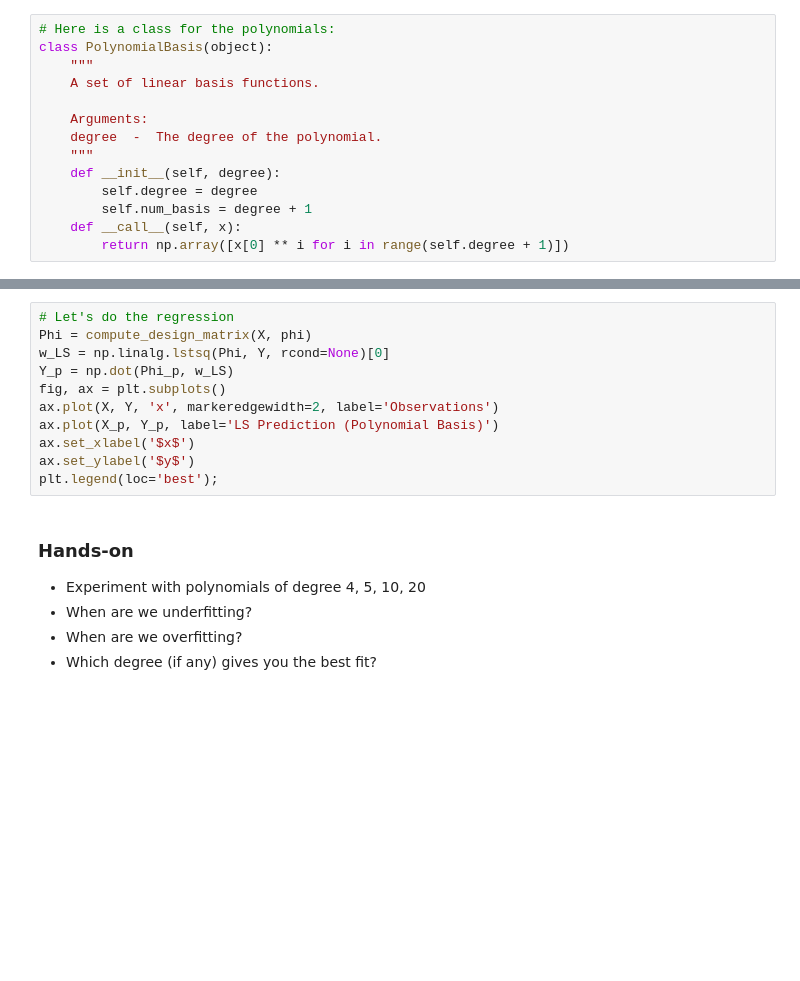
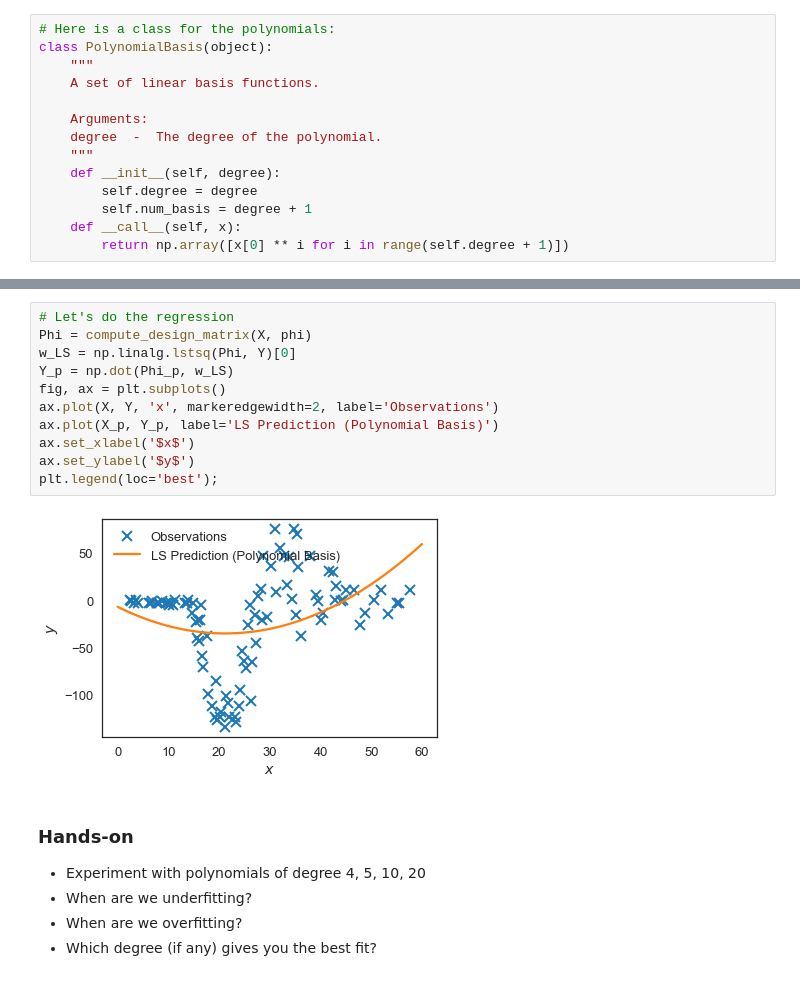
Before and after one commit to PredictiveScienceLab/uq-course, a Jupyter notebook: handouts/handout_07.ipynb, the cells around one changed output, grey strips where cells are left out. Cells and saved outputs as stored; diff of their text form; blank space fills up the shorter version.

```diff
--- a/handouts/handout_07.ipynb
+++ b/handouts/handout_07.ipynb
@@ -236,14 +257,16 @@ plt.ylabel('$\phi_i(x)$')
 # %%
 # Let's do the regression
 Phi = compute_design_matrix(X, phi)
-w_LS = np.linalg.lstsq(Phi, Y, rcond=None)[0]
+w_LS = np.linalg.lstsq(Phi, Y)[0]
 Y_p = np.dot(Phi_p, w_LS)
 fig, ax = plt.subplots()
 ax.plot(X, Y, 'x', markeredgewidth=2, label='Observations')
 ax.plot(X_p, Y_p, label='LS Prediction (Polynomial Basis)')
 ax.set_xlabel('$x$')
 ax.set_ylabel('$y$')
 plt.legend(loc='best');
+# %% [output]
+[figure, added]
 # %% [markdown]
 ### Hands-on
 
```
Also changed, not shown: parts of 14 cells of this notebook, 3 other files.
